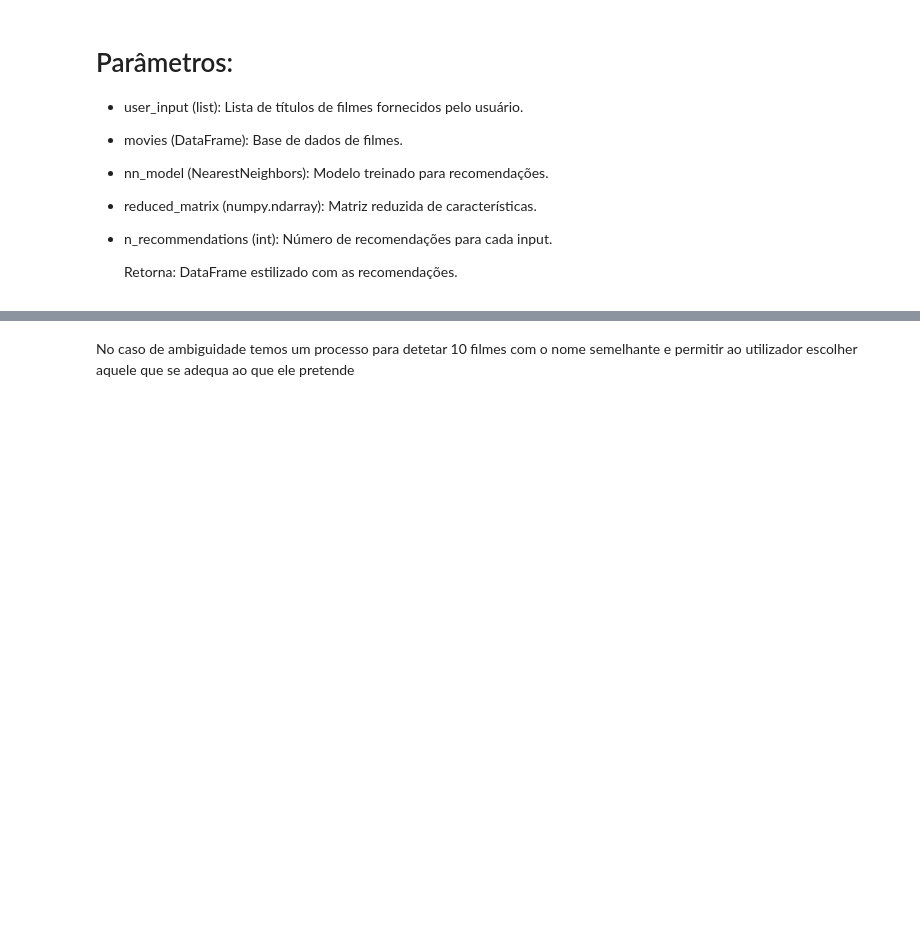
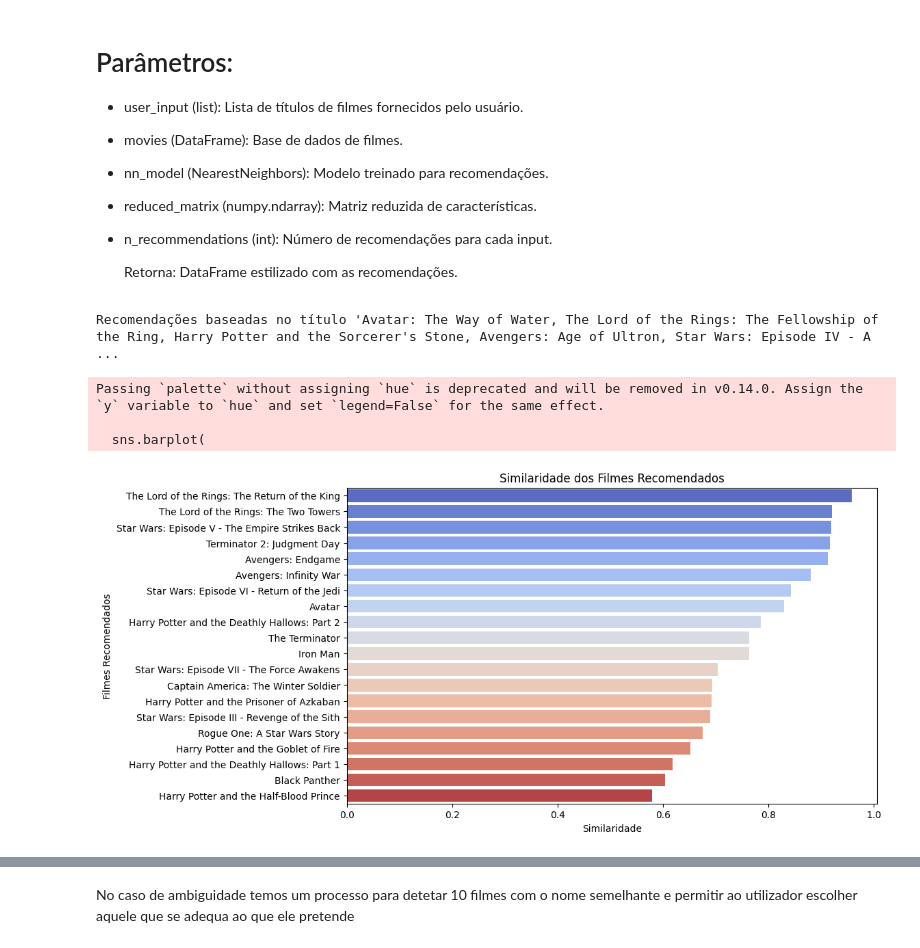
Before and after one commit to K4RMA22/Movie-Recomender, a Jupyter notebook: Projecto_Filmes.ipynb, the cells around one changed output, grey strips where cells are left out. Saved outputs shown, nothing was run; the diff lists cells and outputs as text; code cells hidden in the pictures; blank space fills up the shorter version.

```diff
--- a/Projecto_Filmes.ipynb
+++ b/Projecto_Filmes.ipynb
@@ -572,0 +554,34 @@ def movie_recomendation(user_input, movies, nn_model, reduced_matrix, n_recommen
+# %%
+user_input = [
+    'Avatar: The Way of Water',
+    'The Lord of the Rings: The Fellowship of the Ring',
+    'Harry Potter and the Sorcerer\'s Stone',
+    'Avengers: Age of Ultron',
+    'Star Wars: Episode IV - A New Hope'
+]
+
+# Chamando a função de recomendação com gráficos
+recommended_movies, distances, indices = movie_recommendation(user_input, movies, nn_model, reduced_matrix)
+
+# Garantir que o número de distâncias corresponde ao número de títulos recomendados
+if recommended_movies is not None:
+    distances_flat = distances.flatten()[1:len(recommended_movies) + 1]  # Ajustar o tamanho do array de distâncias
+
+    plt.figure(figsize=(10, 6))
+    sns.barplot(
+        x=1 - distances_flat,  # Similaridade (1 - distância)
+        y=recommended_movies['title'],
+        palette="coolwarm"
+    )
+    plt.title("Similaridade dos Filmes Recomendados")
+    plt.xlabel("Similaridade")
+    plt.ylabel("Filmes Recomendados")
+    plt.show()
+else:
+    print("Nenhuma recomendação foi gerada.")
+# %% [output]
+Recomendações baseadas no título 'Avatar: The Way of Water, The Lord of the Rings: The Fellowship of the Ring, Harry Potter and the Sorcerer's Stone, Avengers: Age of Ultron, Star Wars: Episode IV - A ...
+Passing `palette` without assigning `hue` is deprecated and will be removed in v0.14.0. Assign the `y` variable to `hue` and set `legend=False` for the same effect.
+
+  sns.barplot(
+[figure, added]
```
Also changed, not shown: parts of 7 cells of this notebook.
